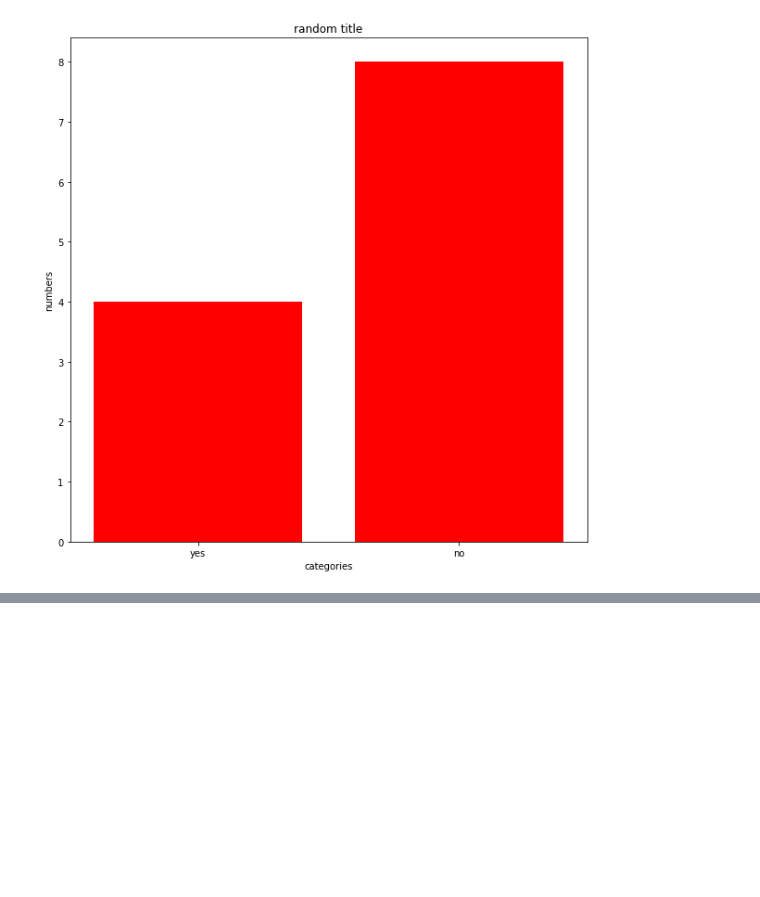
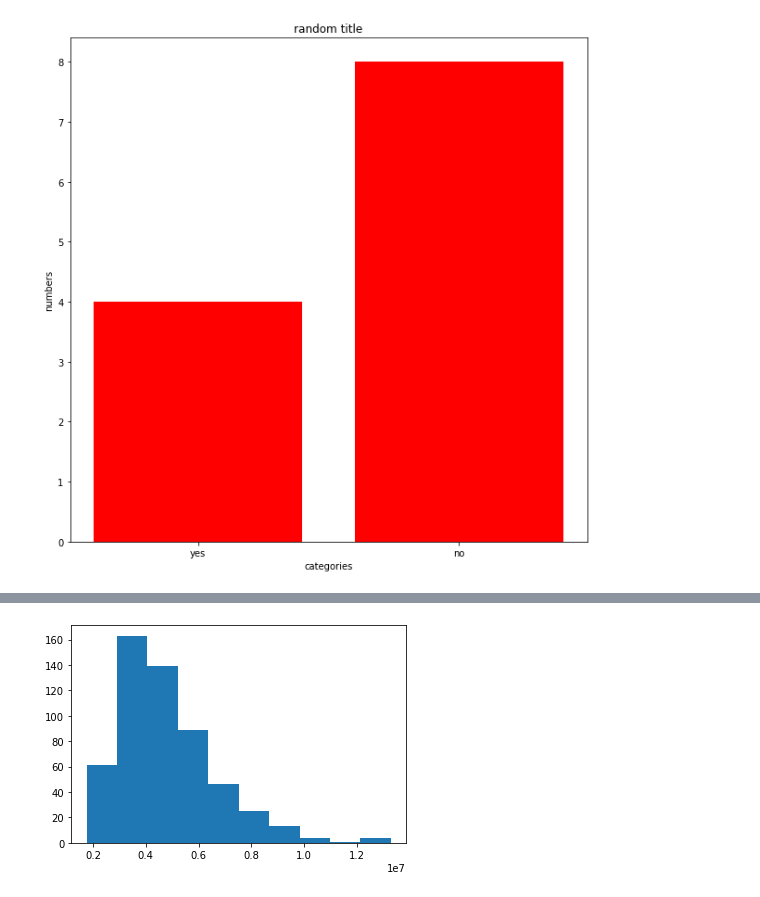
Before and after one commit to jagadeesh-gajula/code-sharing-repo, a Jupyter notebook: data visualization _ .ipynb, the cells around one changed output, grey strips where cells are left out. Drawn from its saved outputs; the diff is of its cells as text; code cells hidden in the pictures; blank space fills up the shorter version.

```diff
--- a/data visualization _ .ipynb
+++ b/data visualization _ .ipynb
@@ -20,0 +37,5 @@ plt.show()
+# %%
+plt.hist(data.price)
+plt.show()
+# %% [output]
+[figure, added]
```
Also changed, not shown: parts of 12 cells of this notebook.
